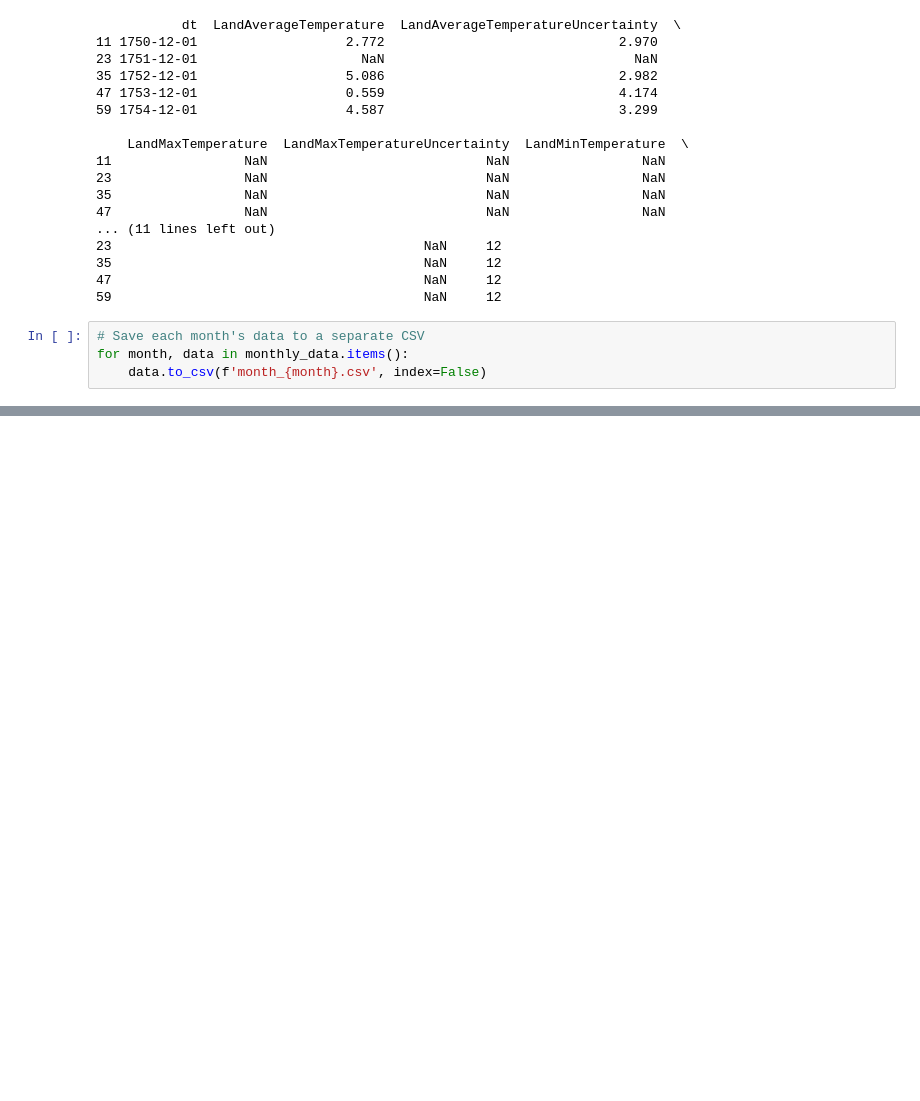
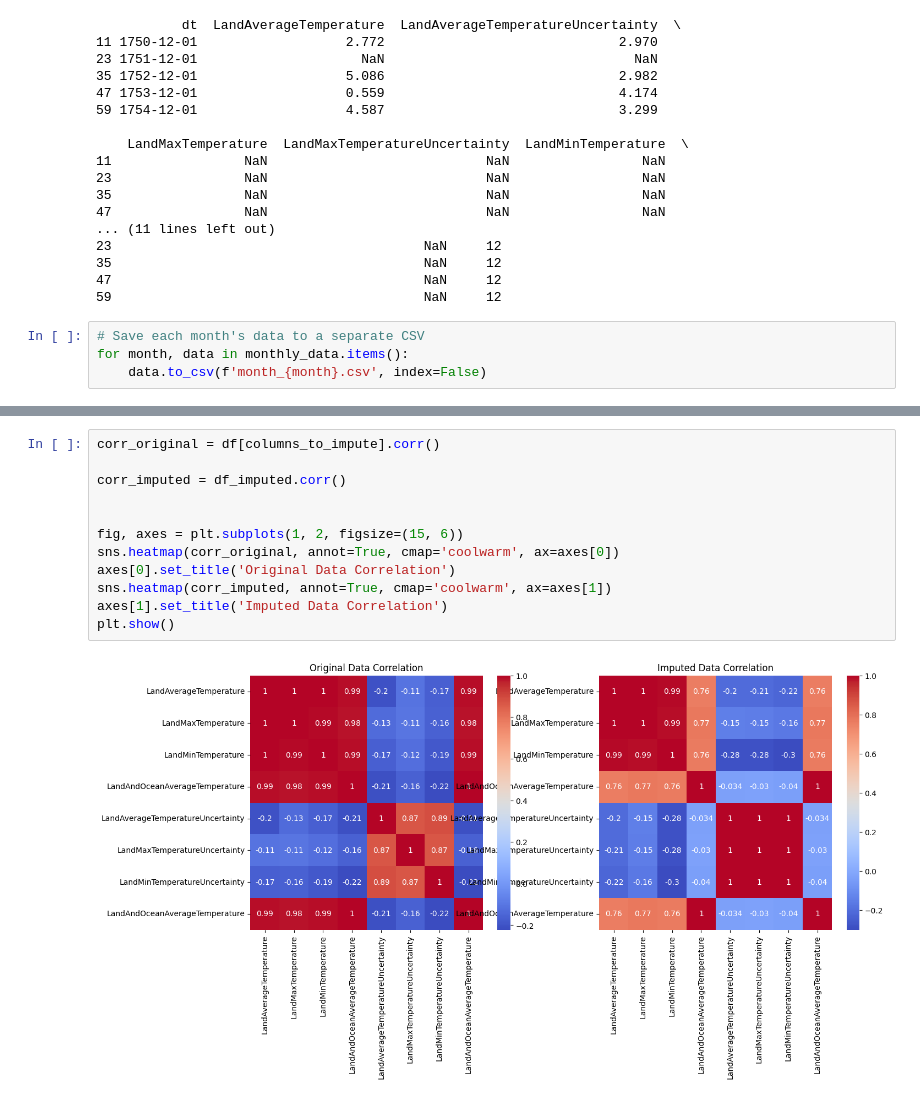
Before and after one commit to negjafari/climate-change-forecast, a Jupyter notebook: climate_change_trend_analysis.ipynb, the cells around one changed output, grey strips where cells are left out. Drawn from its saved outputs; the diff is of its cells as text; blank space fills up the shorter version.

```diff
--- a/climate_change_trend_analysis.ipynb
+++ b/climate_change_trend_analysis.ipynb
@@ -219,0 +279,14 @@ print(len(january_data))
+# %%
+corr_original = df[columns_to_impute].corr()
+
+corr_imputed = df_imputed.corr()
+
+
+fig, axes = plt.subplots(1, 2, figsize=(15, 6))
+sns.heatmap(corr_original, annot=True, cmap='coolwarm', ax=axes[0])
+axes[0].set_title('Original Data Correlation')
+sns.heatmap(corr_imputed, annot=True, cmap='coolwarm', ax=axes[1])
+axes[1].set_title('Imputed Data Correlation')
+plt.show()
+# %% [output]
+[figure, added]
```
Also changed, not shown: parts of 25 cells of this notebook.
